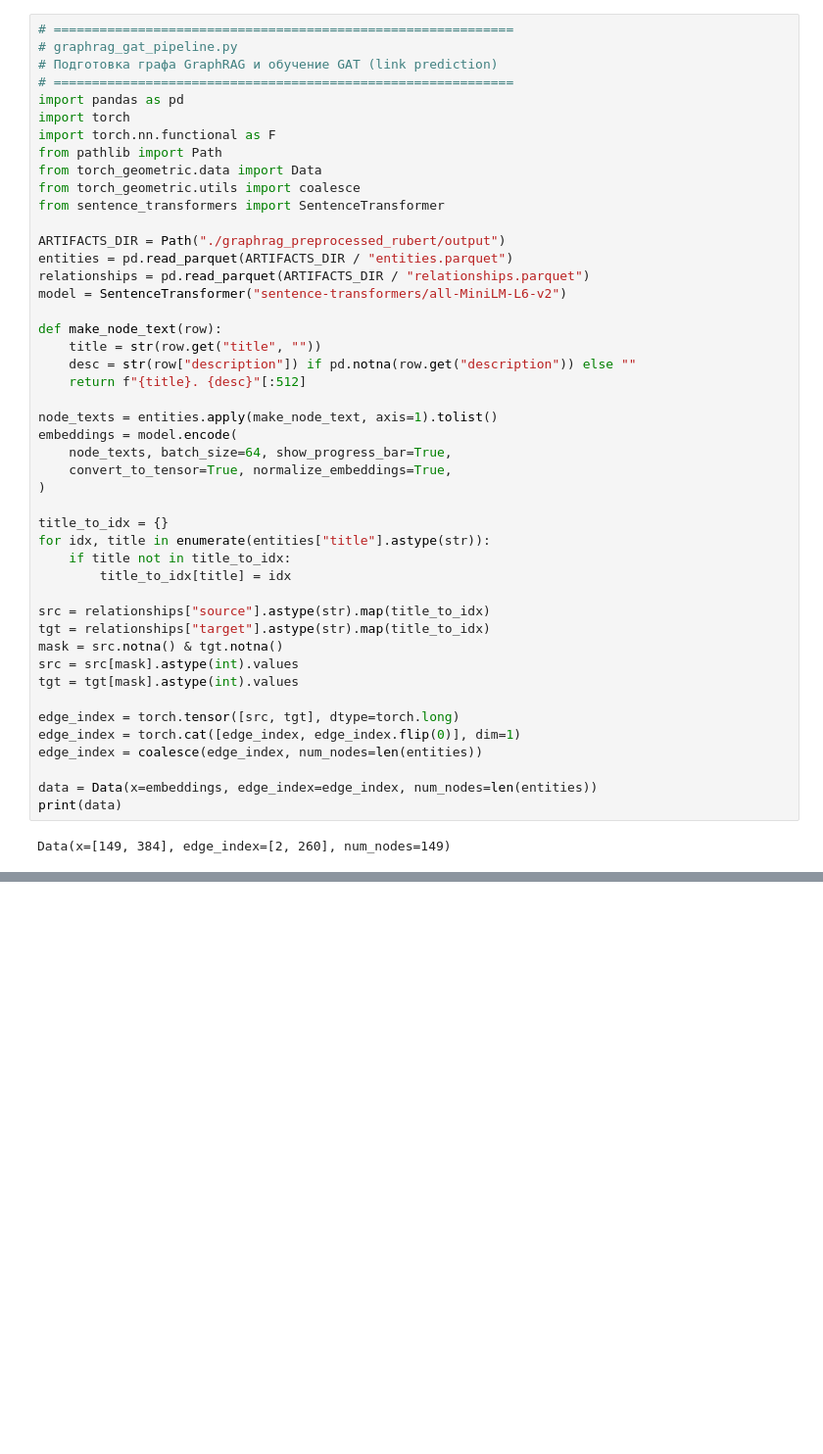
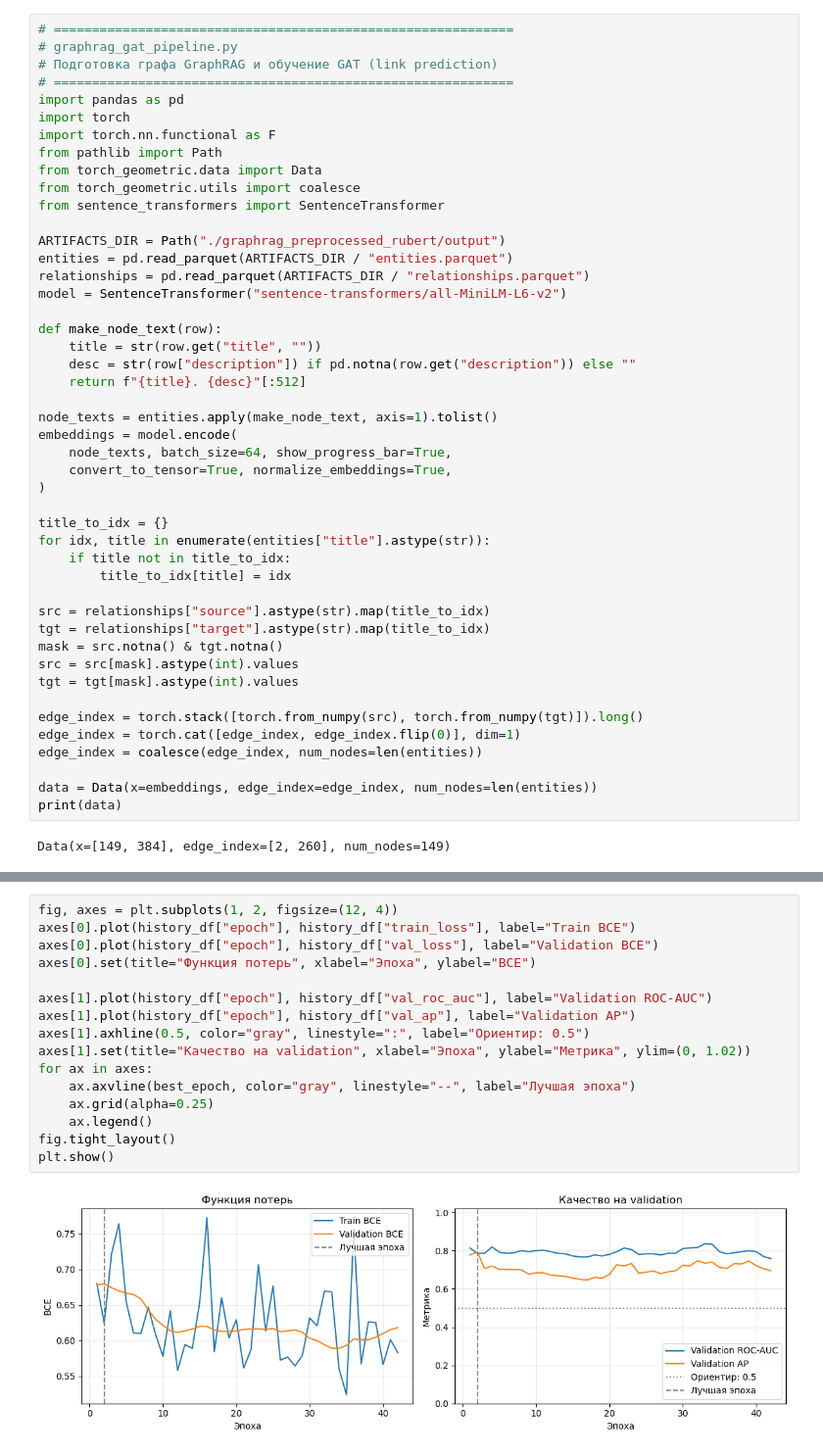
Before and after one commit to AlisaEee/Graphs-GraphsModels, a Jupyter notebook: graph_preprocess/hw2.ipynb, the cells around one changed output, grey strips where cells are left out. Shown at 98% size. Cells and saved outputs as stored; diff of their text form; blank space fills up the shorter version.

```diff
--- a/graph_preprocess/hw2.ipynb
+++ b/graph_preprocess/hw2.ipynb
@@ -58,7 +58,7 @@ mask = src.notna() & tgt.notna()
 src = src[mask].astype(int).values
 tgt = tgt[mask].astype(int).values
 
-edge_index = torch.tensor([src, tgt], dtype=torch.long)
+edge_index = torch.stack([torch.from_numpy(src), torch.from_numpy(tgt)]).long()
 edge_index = torch.cat([edge_index, edge_index.flip(0)], dim=1)
 edge_index = coalesce(edge_index, num_nodes=len(entities))
 
@@ -74,0 +335,18 @@ Data(x=[149, 384], edge_index=[2, 260], num_nodes=149)
+# %%
+fig, axes = plt.subplots(1, 2, figsize=(12, 4))
+axes[0].plot(history_df["epoch"], history_df["train_loss"], label="Train BCE")
+axes[0].plot(history_df["epoch"], history_df["val_loss"], label="Validation BCE")
+axes[0].set(title="Функция потерь", xlabel="Эпоха", ylabel="BCE")
+
+axes[1].plot(history_df["epoch"], history_df["val_roc_auc"], label="Validation ROC-AUC")
+axes[1].plot(history_df["epoch"], history_df["val_ap"], label="Validation AP")
+axes[1].axhline(0.5, color="gray", linestyle=":", label="Ориентир: 0.5")
+axes[1].set(title="Качество на validation", xlabel="Эпоха", ylabel="Метрика", ylim=(0, 1.02))
+for ax in axes:
+    ax.axvline(best_epoch, color="gray", linestyle="--", label="Лучшая эпоха")
+    ax.grid(alpha=0.25)
+    ax.legend()
+fig.tight_layout()
+plt.show()
+# %% [output]
+[figure, added]
```
Also changed, not shown: parts of 27 cells of this notebook.
